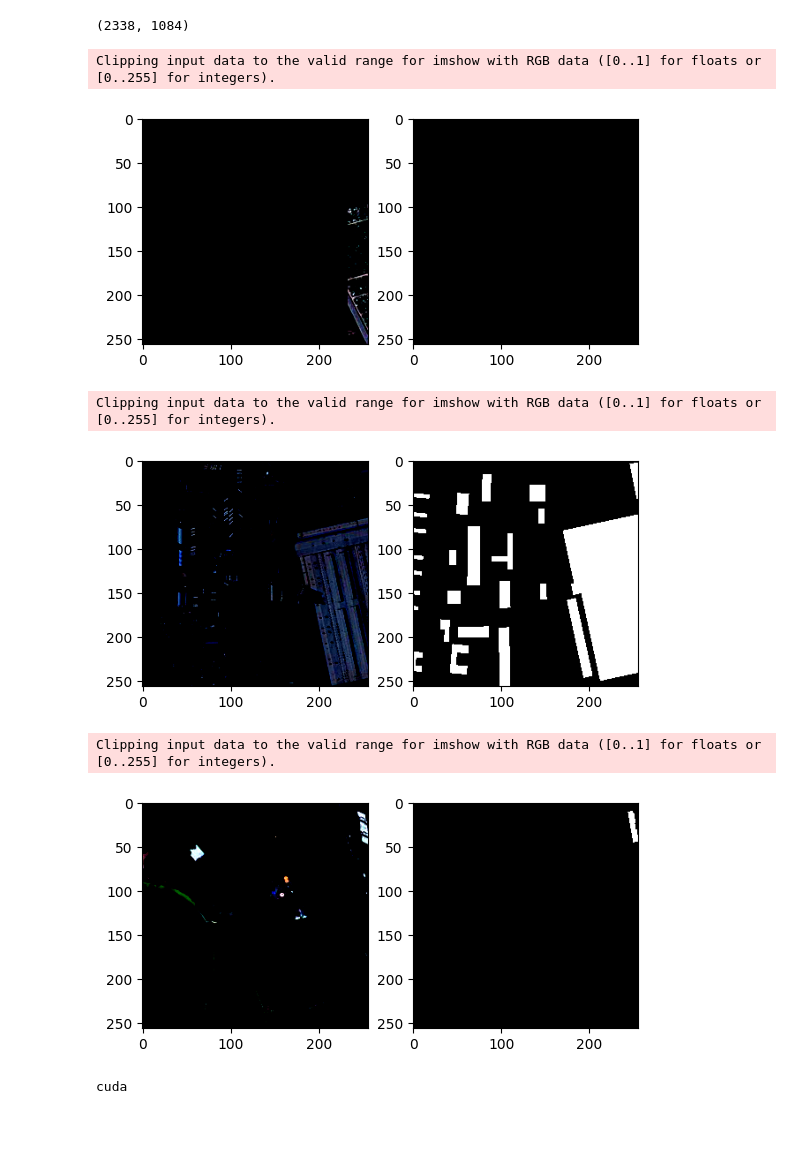
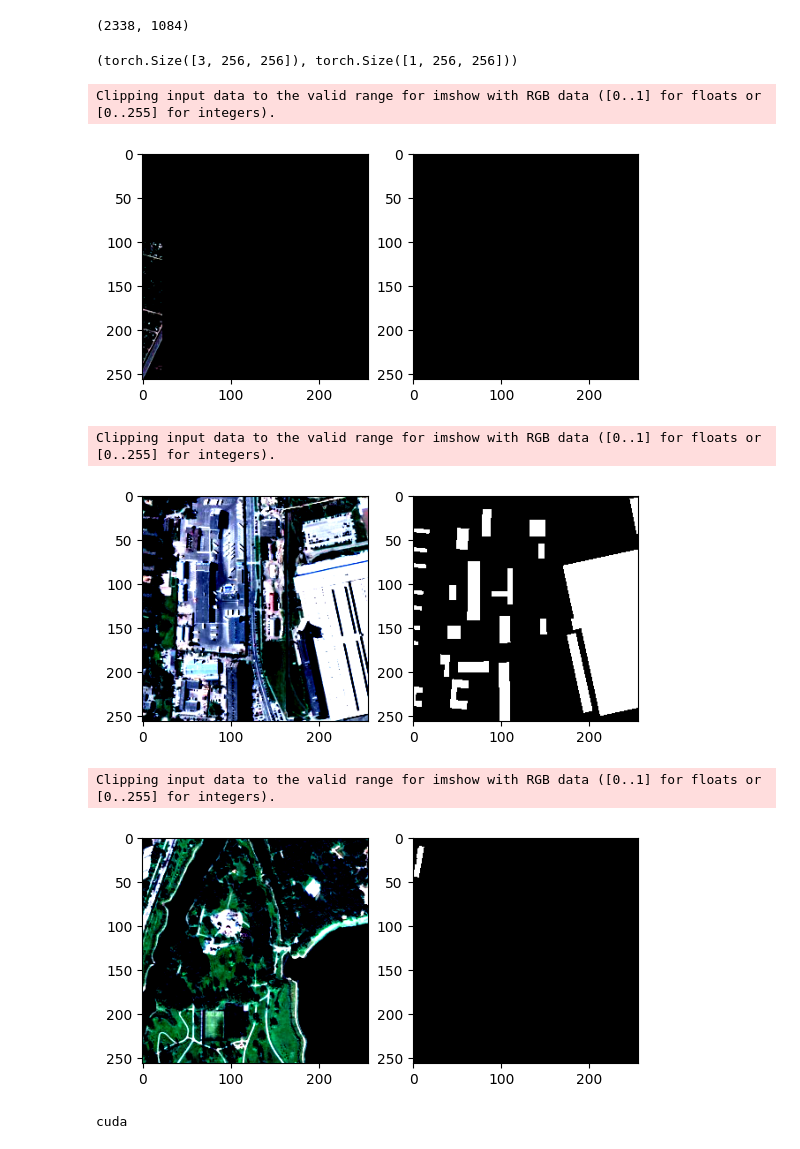
Before and after one commit to Lednik7/skoltech-Infrastructure, a Jupyter notebook: notebooks/torchgeo_baseline.ipynb, the cells around one changed output. Saved outputs shown, nothing was run; the diff lists cells and outputs as text; code cells hidden in the pictures.

Commit message:
mask channels fix

```diff
--- a/notebooks/torchgeo_baseline.ipynb
+++ b/notebooks/torchgeo_baseline.ipynb
@@ -76,6 +76,7 @@ class TileDataset(Dataset):
             transformed = self.transforms(image=image, mask=mask)
             image = transformed["image"]
             mask = transformed["mask"]
+        mask = mask.permute(2, 0, 1)
         return image, mask
 # %%
 import albumentations as A
@@ -103,6 +104,10 @@ val_transforms = A.Compose(
 # %%
 train_dataset = TileDataset(train_paths, train_transforms)
 val_dataset = TileDataset(val_paths, val_transforms)
+
+train_dataset[0][0].shape, train_dataset[0][1].shape
+# %% [output]
+(torch.Size([3, 256, 256]), torch.Size([1, 256, 256]))
 # %%
 import torch
 
@@ -112,25 +117,25 @@ def chw2hwc(image: torch.Tensor) -> torch.Tensor:
 # %%
 import matplotlib.pyplot as plt
 
 k = 0
 for image, mask in train_dataset:
     plt.subplots(1, 2)
     plt.subplot(1, 2, 1)
     plt.imshow(chw2hwc(image))
     plt.subplot(1, 2, 2)
-    plt.imshow(mask, cmap="gray")
+    plt.imshow(mask[0], cmap="gray")
     plt.show()
 
     k += 1
     if k == 3:
         break
 # %% [output]
 Clipping input data to the valid range for imshow with RGB data ([0..1] for floats or [0..255] for integers).
-[figure, old version]
+[figure, new version]
 Clipping input data to the valid range for imshow with RGB data ([0..1] for floats or [0..255] for integers).
-[figure, old version]
+[figure, new version]
 Clipping input data to the valid range for imshow with RGB data ([0..1] for floats or [0..255] for integers).
-[figure, old version]
+[figure, new version]
 # %%
 from torch.utils.data import DataLoader
 
```
Also changed, not shown: parts of 1 cell of this notebook.
